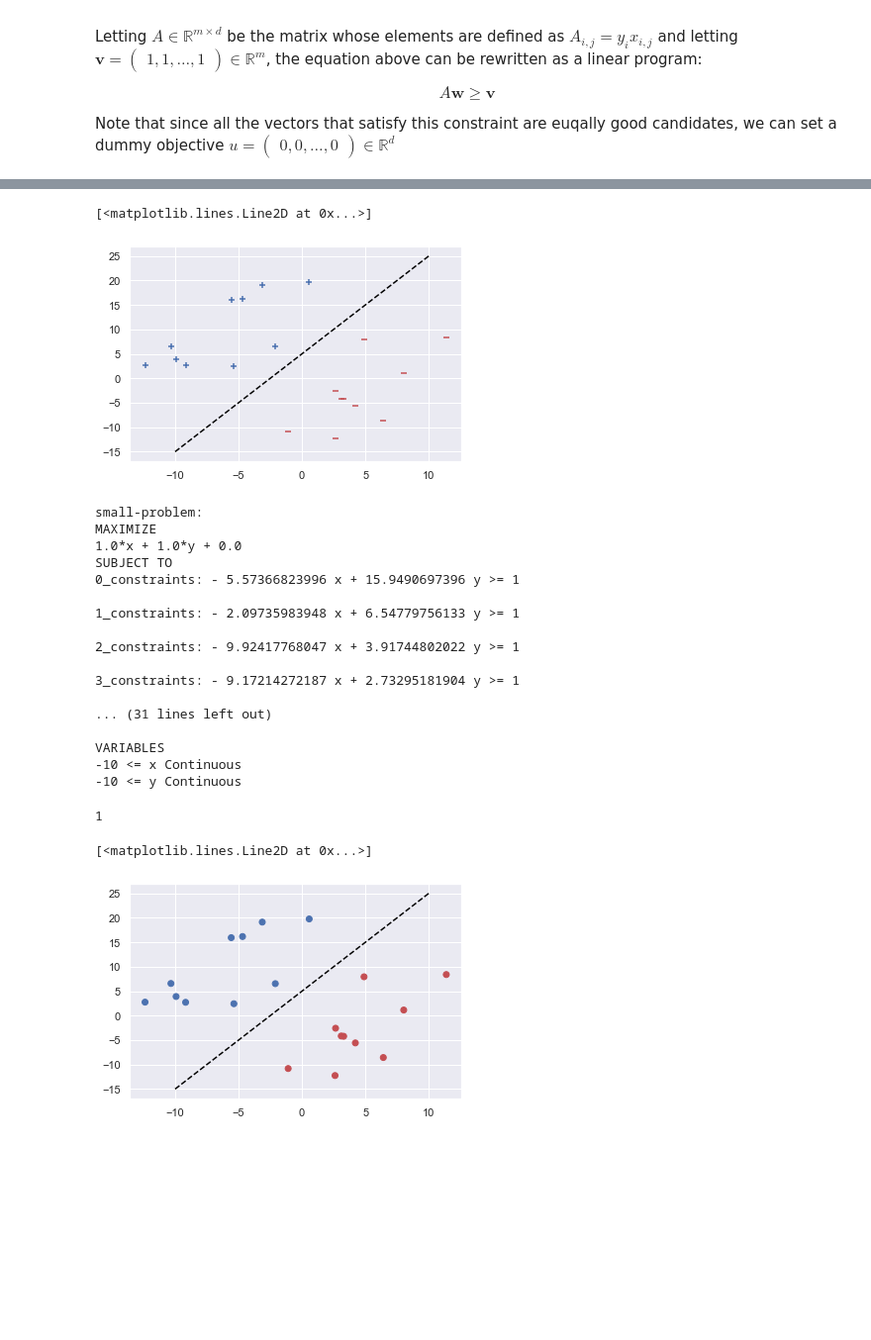
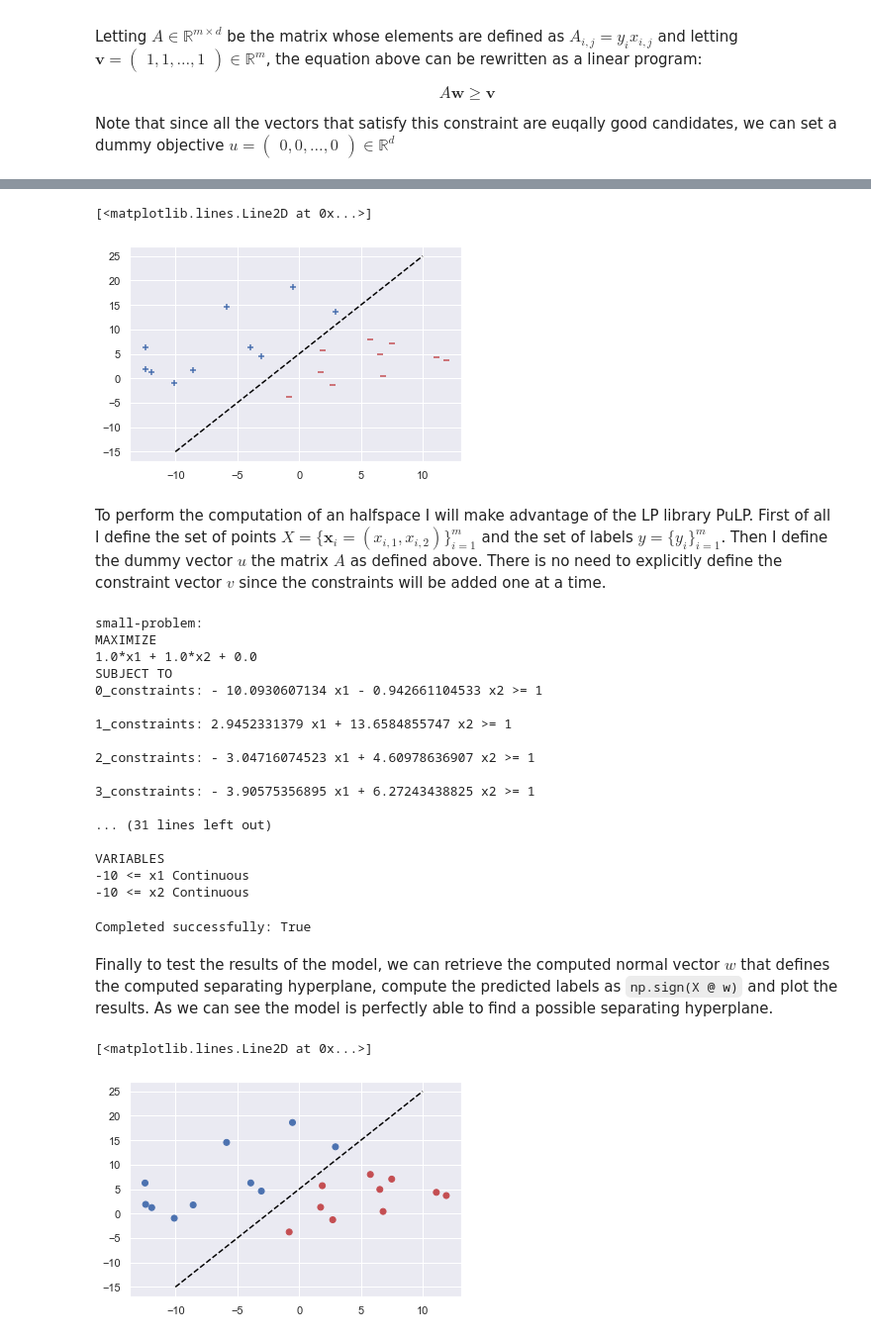
Before and after one commit to s276842/Mathematics-In-Machine-Learning, a Jupyter notebook: Linear Predictors.ipynb, the cells around one changed output, grey strips where cells are left out. Shown at 99% size. Drawn from its saved outputs; the diff is of its cells as text; code cells hidden in the pictures; blank space fills up the shorter version.

Commit message:
minor changes halfspaces

```diff
--- a/Linear Predictors.ipynb
+++ b/Linear Predictors.ipynb
@@ -48,75 +52,78 @@ sns.set()
 
 separating_line = lambda x: 2*x + 5
 
-x_pos = np.array([(x - 10*np.random.rand(), separating_line(x) + 10*np.random.rand()) for x in np.random.randint(-5, 5, 10)])
-x_neg = np.array([(x + 10*np.random.rand(), separating_line(x) - 10*np.random.rand())for x in np.random.randint(-5, 5, 10)])
+n_pos_points = 10
+n_neg_points = 10
 
-X = np.vstack((x_pos, x_neg))
-y = np.hstack((np.ones(len(x_pos)), -1 * np.ones(len(x_neg))))
-# plt.scatter(x_pos[:,0], x_pos[:,1], 'r')
-# plt.scatter(x_neg[:,0], x_neg[:,1], 'b')
-# plt.show()
+x_pos = np.array([(x - 10*np.random.rand(), separating_line(x) + 10*np.random.rand()) for x in np.random.randint(-5, 5, n_pos_points)])
+x_neg = np.array([(x + 10*np.random.rand(), separating_line(x) - 10*np.random.rand())for x in np.random.randint(-5, 5, n_pos_points)])
+
+plt.scatter(x_pos[:,0], x_pos[:,1], c='b', marker='+')
+plt.scatter(x_neg[:,0], x_neg[:,1], c='r', marker='_')
+plt.plot([-10,10], [separating_line(-10), separating_line(10)],  linestyle='--', color ='black')
+# %% [output]
+[<matplotlib.lines.Line2D at 0x...>]
+[figure, added]
-# %%
-plt.scatter(x_pos[:,0], x_pos[:,1], c='b', marker='+')
-plt.scatter(x_neg[:,0], x_neg[:,1], c='r', marker='_')
-plt.plot([-10,10], [separating_line(-10), separating_line(10)],  linestyle='--', color ='black')
-# %% [output]
-[<matplotlib.lines.Line2D at 0x...>]
-[figure, removed]
+# %% [markdown]
+To perform the computation of an halfspace I will make advantage of the LP library PuLP. First of all I define the set of points $X = \{\mathbf x_i = (x_{i,1}, x_{i,2})\}_{i=1}^m$ and the set of labels $y = \{y_i\}_{i=1}^m$. Then I define the dummy vector $u$ the matrix $A$ as defined above. There is no need to explicitly define the constraint vector $v$ since the constraints will be added one at a time.
 # %%
 from pulp import *
 
-u = np.random.rand(2)
+X = np.vstack((x_pos, x_neg)) #points
+y = np.hstack((np.ones(len(x_pos)), -1 * np.ones(len(x_neg)))) #labels
+
+u = np.zeros(2)
 A = X *y[:,np.newaxis]
-v = np.ones(len(X))*1.0
+# v = np.ones(len(X))*1.0
 
 # Create the model
 model = LpProblem(name="small-problem", sense=LpMaximize)
 
 # Initialize the decision variables
-x = LpVariable(name="x", lowBound=-10)
-y = LpVariable(name="y", lowBound=-10)
+x1 = LpVariable(name="x1", lowBound=-10)
+x2 = LpVariable(name="x2", lowBound=-10)
 
+# Adding constraints Aw > v
 for i in range(len(A)):
-    model += (A[i][0]*x + A[i][1]*y >= 1, f"{i}-constraints")
+    model += (A[i][0]*x1 + A[i][1]*x2 >= 1, f"{i}-constraints")
 
 # model += A @ (x, y) >= [1] * len(A)
-obj_func = 1.0*x + 1.0*y
+obj_func = 1.0*x1 + 1.0*x2
 model += obj_func
-    #model += (x + y >= -2, "yellow_constraint")
 # %%
 model
 # %% [output]
 small-problem:
 MAXIMIZE
-1.0*x + 1.0*y + 0.0
+1.0*x1 + 1.0*x2 + 0.0
 SUBJECT TO
-0_constraints: - 5.57366823996 x + 15.9490697396 y >= 1
+0_constraints: - 10.0930607134 x1 - 0.942661104533 x2 >= 1
 
-1_constraints: - 2.09735983948 x + 6.54779756133 y >= 1
+1_constraints: 2.9452331379 x1 + 13.6584855747 x2 >= 1
 
-2_constraints: - 9.92417768047 x + 3.91744802022 y >= 1
+2_constraints: - 3.04716074523 x1 + 4.60978636907 x2 >= 1
 
-3_constraints: - 9.17214272187 x + 2.73295181904 y >= 1
+3_constraints: - 3.90575356895 x1 + 6.27243438825 x2 >= 1
 
 ... (31 lines left out)
 
 VARIABLES
--10 <= x Continuous
--10 <= y Continuous
+-10 <= x1 Continuous
+-10 <= x2 Continuous
 # %%
 status = model.solve()
+print(f"Completed successfully: {status == 1}")
+# %% [output]
+Completed successfully: True
-# %%
-status
-# %% [output]
-1
+# %% [markdown]
+Finally to test the results of the model, we can retrieve the computed normal vector $w$ that defines the computed separating hyperplane, compute the predicted labels as <code>np.sign(X @ w)</code> and plot the results. As we can see the model is perfectly able to find a possible separating hyperplane.
 # %%
 w = np.array([model.variables()[0].value(), model.variables()[1].value()])
-y_pred = [np.sign(w @ X[i]) for i in range(len(X))]
+y_pred = np.sign(X @ w)
 
 colors = ['b' if y == 1.0 else 'r' for y in y_pred ]
-plt.scatter(X[:,0], X[:,1], c= colors)
+plt.scatter(X[:,0], X[:,1], c=colors)
 plt.plot([-10,10], [separating_line(-10), separating_line(10)],  linestyle='--', color ='black')
 # %% [output]
 [<matplotlib.lines.Line2D at 0x...>]
-[figure, old version]
+[figure, new version]
```
Also changed, not shown: parts of 2 cells of this notebook.
